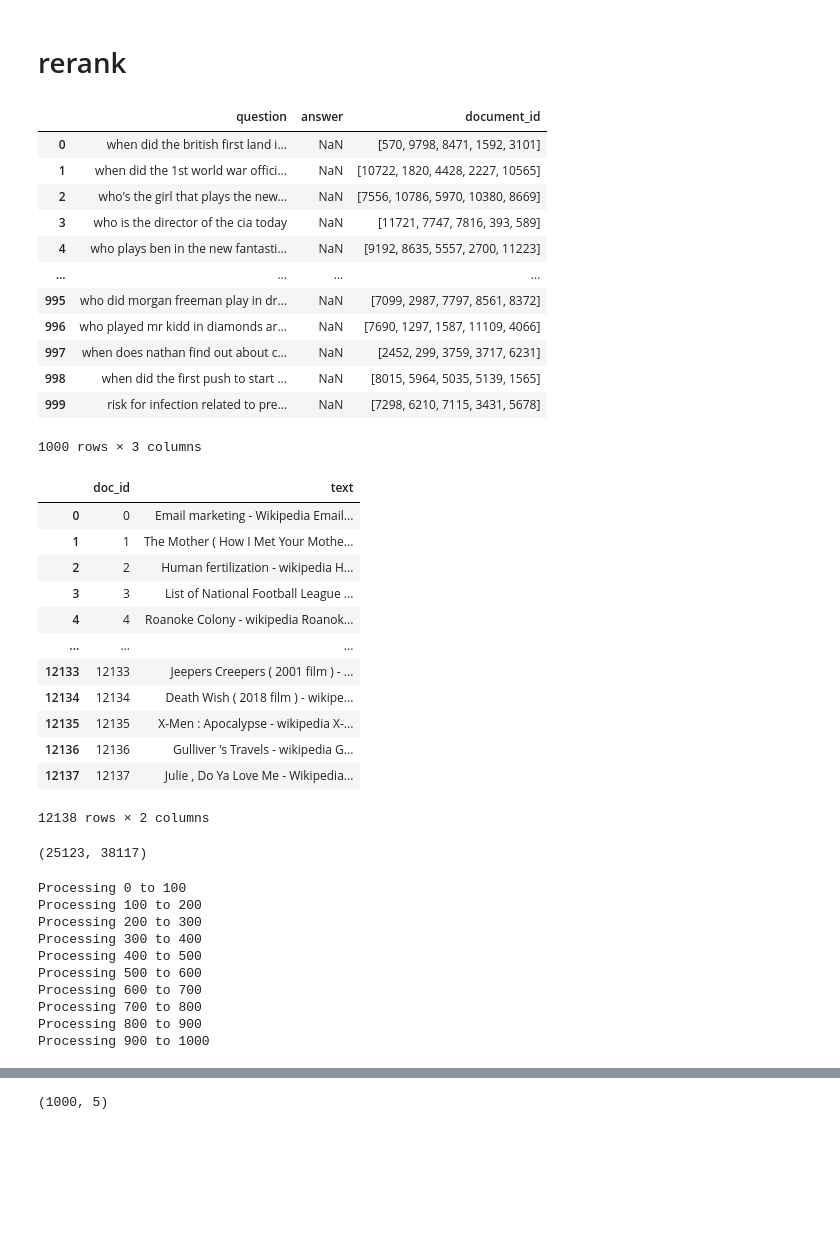
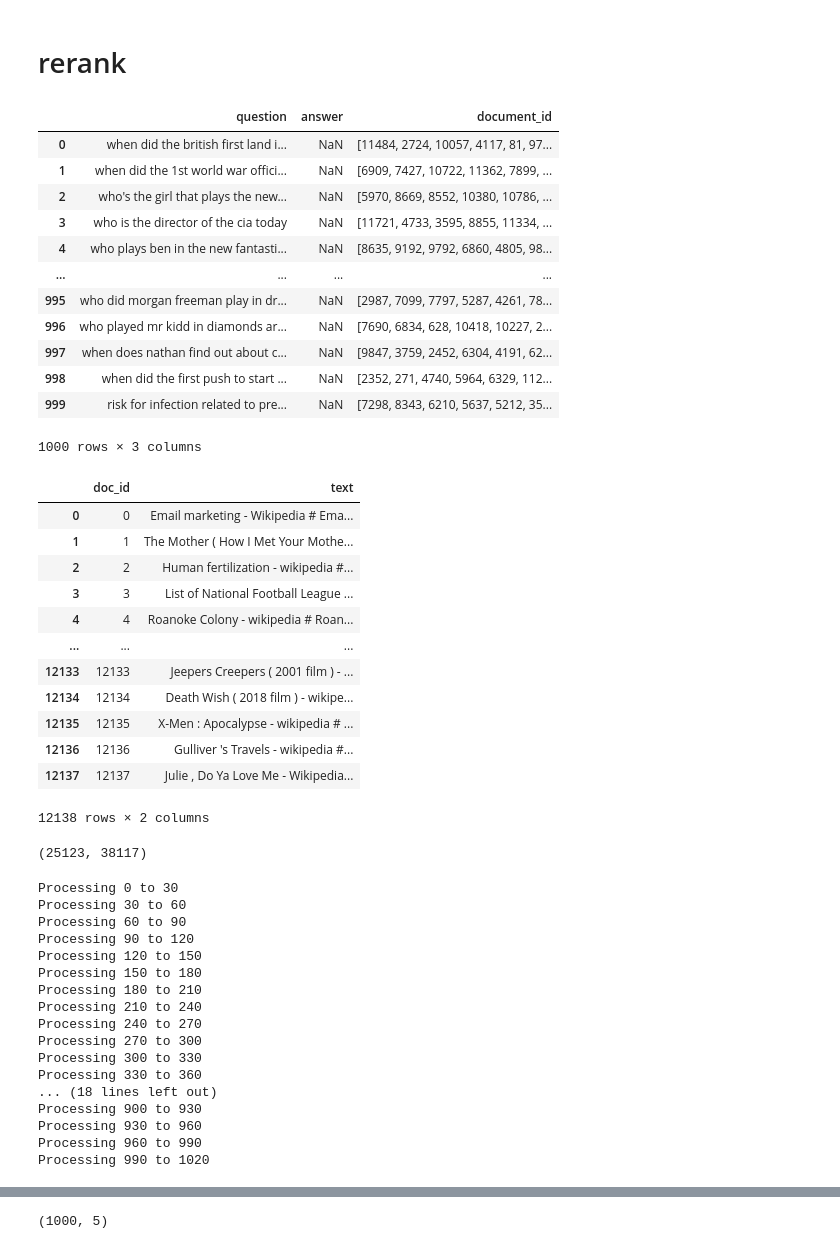
Before and after one commit to DSANLP/NLP_project, a Jupyter notebook: zqy_run.ipynb, the cells around one changed output, grey strips where cells are left out. Drawn from its saved outputs; the diff is of its cells as text; code cells hidden in the pictures; blank space fills up the shorter version.

```diff
--- a/zqy_run.ipynb
+++ b/zqy_run.ipynb
@@ -9,38 +9,38 @@ import aiohttp
 # %% [markdown]
 # rerank
 # %%
-valid_rank_data = pd.read_json('data_and_code/ytx_data/validation_prediction_alldochybrid_rerank.jsonl', lines=True)
+valid_rank_data = pd.read_json('data_and_code/zqy_data/faiss_results.jsonl', lines=True)
 valid_rank_data
 # %% [output]
 |  | question | answer | document_id |
-| 0 | when did the british first land i... | NaN | [570, 9798, 8471, 1592, 3101] |
-| 1 | when did the 1st world war offici... | NaN | [10722, 1820, 4428, 2227, 10565] |
-| 2 | who's the girl that plays the new... | NaN | [7556, 10786, 5970, 10380, 8669] |
-| 3 | who is the director of the cia today | NaN | [11721, 7747, 7816, 393, 589] |
-| 4 | who plays ben in the new fantasti... | NaN | [9192, 8635, 5557, 2700, 11223] |
+| 0 | when did the british first land i... | NaN | [11484, 2724, 10057, 4117, 81, 97... |
+| 1 | when did the 1st world war offici... | NaN | [6909, 7427, 10722, 11362, 7899, ... |
+| 2 | who's the girl that plays the new... | NaN | [5970, 8669, 8552, 10380, 10786, ... |
+| 3 | who is the director of the cia today | NaN | [11721, 4733, 3595, 8855, 11334, ... |
+| 4 | who plays ben in the new fantasti... | NaN | [8635, 9192, 9792, 6860, 4805, 98... |
 | ... | ... | ... | ... |
-| 995 | who did morgan freeman play in dr... | NaN | [7099, 2987, 7797, 8561, 8372] |
-| 996 | who played mr kidd in diamonds ar... | NaN | [7690, 1297, 1587, 11109, 4066] |
-| 997 | when does nathan find out about c... | NaN | [2452, 299, 3759, 3717, 6231] |
-| 998 | when did the first push to start ... | NaN | [8015, 5964, 5035, 5139, 1565] |
-| 999 | risk for infection related to pre... | NaN | [7298, 6210, 7115, 3431, 5678] |
+| 995 | who did morgan freeman play in dr... | NaN | [2987, 7099, 7797, 5287, 4261, 78... |
+| 996 | who played mr kidd in diamonds ar... | NaN | [7690, 6834, 628, 10418, 10227, 2... |
+| 997 | when does nathan find out about c... | NaN | [9847, 3759, 2452, 6304, 4191, 62... |
+| 998 | when did the first push to start ... | NaN | [2352, 271, 4740, 5964, 6329, 112... |
+| 999 | risk for infection related to pre... | NaN | [7298, 8343, 6210, 5637, 5212, 35... |
 1000 rows × 3 columns
 # %%
 document_data = pd.read_json('data_and_code/ytx_data/processed_markdown.jsonl', lines=True)
 document_plain = pd.read_json('data_and_code/ytx_data/processed_plain.jsonl', lines=True)
-document_plain
+document_data
 # %% [output]
 |  | doc_id | text |
-| 0 | 0 | Email marketing - Wikipedia Email... |
+| 0 | 0 | Email marketing - Wikipedia # Ema... |
 | 1 | 1 | The Mother ( How I Met Your Mothe... |
-| 2 | 2 | Human fertilization - wikipedia H... |
+| 2 | 2 | Human fertilization - wikipedia #... |
 | 3 | 3 | List of National Football League ... |
-| 4 | 4 | Roanoke Colony - wikipedia Roanok... |
+| 4 | 4 | Roanoke Colony - wikipedia # Roan... |
 | ... | ... | ... |
 | 12133 | 12133 | Jeepers Creepers ( 2001 film ) - ... |
 | 12134 | 12134 | Death Wish ( 2018 film ) - wikipe... |
-| 12135 | 12135 | X-Men : Apocalypse - wikipedia X-... |
-| 12136 | 12136 | Gulliver 's Travels - wikipedia G... |
+| 12135 | 12135 | X-Men : Apocalypse - wikipedia # ... |
+| 12136 | 12136 | Gulliver 's Travels - wikipedia #... |
 | 12137 | 12137 | Julie , Do Ya Love Me - Wikipedia... |
 12138 rows × 2 columns
 # %%
@@ -97,25 +100,32 @@ import nest_asyncio
 import time
 nest_asyncio.apply()
 
-api_key = "sk-"
+api_key = "sk-tiqxioukbterlpaezfbeezpfkcpqbtaqtknvfjrrkscgtwmg"
 reranker = ReRanker(api_token=api_key)
 all_indices = []
 # process 100 samples each time
-batch_size = 100
+batch_size = 30
 for i in range(0, len(valid_rank_data), batch_size):
     print(f"Processing {i} to {i + batch_size}")
     indices = rerank_func(valid_rank_data[i:i + batch_size], reranker)
     all_indices.extend(indices)
-    time.sleep(60)
+    time.sleep(40)
 # indices = rerank_func(valid_rank_data, reranker)
 # %% [output]
-Processing 0 to 100
-Processing 100 to 200
-Processing 200 to 300
-Processing 300 to 400
-Processing 400 to 500
-Processing 500 to 600
-Processing 600 to 700
-Processing 700 to 800
-Processing 800 to 900
-Processing 900 to 1000
+Processing 0 to 30
+Processing 30 to 60
+Processing 60 to 90
+Processing 90 to 120
+Processing 120 to 150
+Processing 150 to 180
+Processing 180 to 210
+Processing 210 to 240
+Processing 240 to 270
+Processing 270 to 300
+Processing 300 to 330
+Processing 330 to 360
+... (18 lines left out)
+Processing 900 to 930
+Processing 930 to 960
+Processing 960 to 990
+Processing 990 to 1020
```
Also changed, not shown: parts of 19 cells of this notebook, 1 other file.
